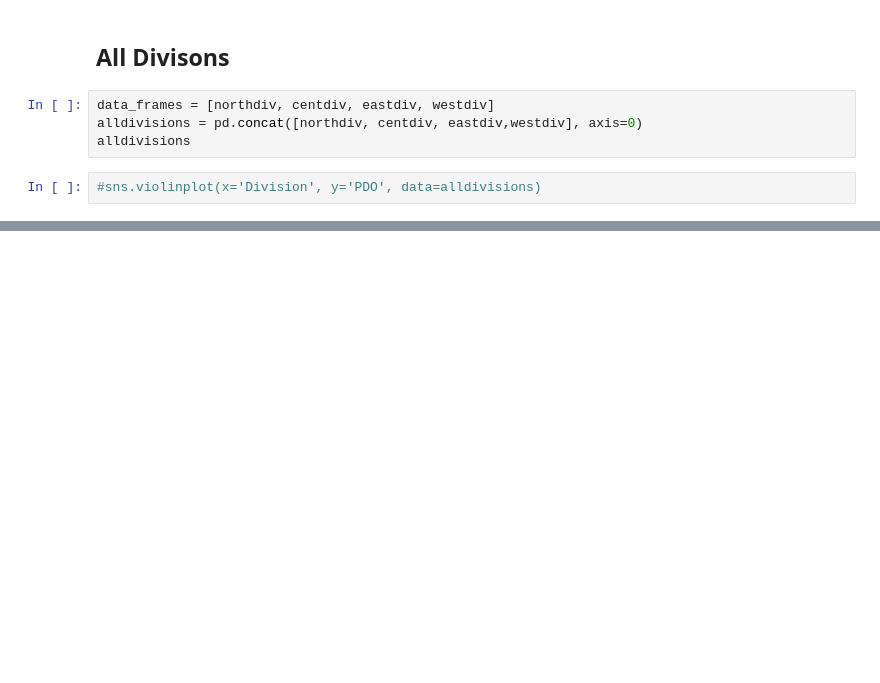
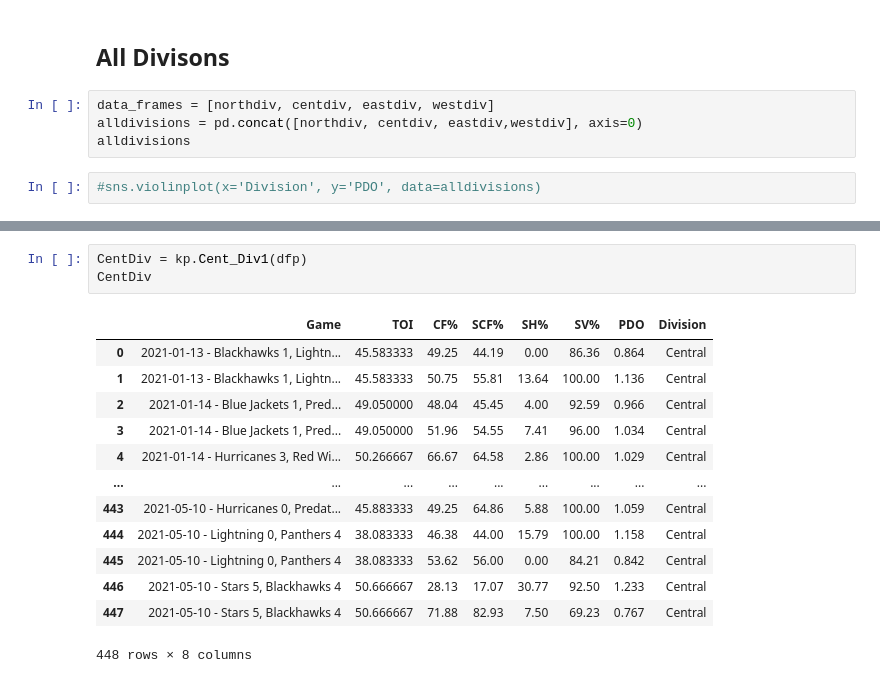
Before and after one commit to data301-2021-winter1/project-group23-project, a Jupyter notebook: notebooks/analysis2.ipynb, the cells around one changed output, grey strips where cells are left out. Saved outputs shown, nothing was run; the diff lists cells and outputs as text; blank space fills up the shorter version.

```diff
--- a/notebooks/analysis2.ipynb
+++ b/notebooks/analysis2.ipynb
@@ -203,0 +238,17 @@ dfp= kp.load_and_process(path_to_csv_file = "../data/raw/Games - Natural Stat Tr
+# %%
+CentDiv = kp.Cent_Div1(dfp)
+CentDiv
+# %% [output]
+|  | Game | TOI | CF% | SCF% | SH% | SV% | PDO | Division |
+| 0 | 2021-01-13 - Blackhawks 1, Lightn... | 45.583333 | 49.25 | 44.19 | 0.00 | 86.36 | 0.864 | Central |
+| 1 | 2021-01-13 - Blackhawks 1, Lightn... | 45.583333 | 50.75 | 55.81 | 13.64 | 100.00 | 1.136 | Central |
+| 2 | 2021-01-14 - Blue Jackets 1, Pred... | 49.050000 | 48.04 | 45.45 | 4.00 | 92.59 | 0.966 | Central |
+| 3 | 2021-01-14 - Blue Jackets 1, Pred... | 49.050000 | 51.96 | 54.55 | 7.41 | 96.00 | 1.034 | Central |
+| 4 | 2021-01-14 - Hurricanes 3, Red Wi... | 50.266667 | 66.67 | 64.58 | 2.86 | 100.00 | 1.029 | Central |
+| ... | ... | ... | ... | ... | ... | ... | ... | ... |
+| 443 | 2021-05-10 - Hurricanes 0, Predat... | 45.883333 | 49.25 | 64.86 | 5.88 | 100.00 | 1.059 | Central |
+| 444 | 2021-05-10 - Lightning 0, Panthers 4 | 38.083333 | 46.38 | 44.00 | 15.79 | 100.00 | 1.158 | Central |
+| 445 | 2021-05-10 - Lightning 0, Panthers 4 | 38.083333 | 53.62 | 56.00 | 0.00 | 84.21 | 0.842 | Central |
+| 446 | 2021-05-10 - Stars 5, Blackhawks 4 | 50.666667 | 28.13 | 17.07 | 30.77 | 92.50 | 1.233 | Central |
+| 447 | 2021-05-10 - Stars 5, Blackhawks 4 | 50.666667 | 71.88 | 82.93 | 7.50 | 69.23 | 0.767 | Central |
+448 rows × 8 columns
```
Also changed, not shown: parts of 8 cells of this notebook, 1 other file.
